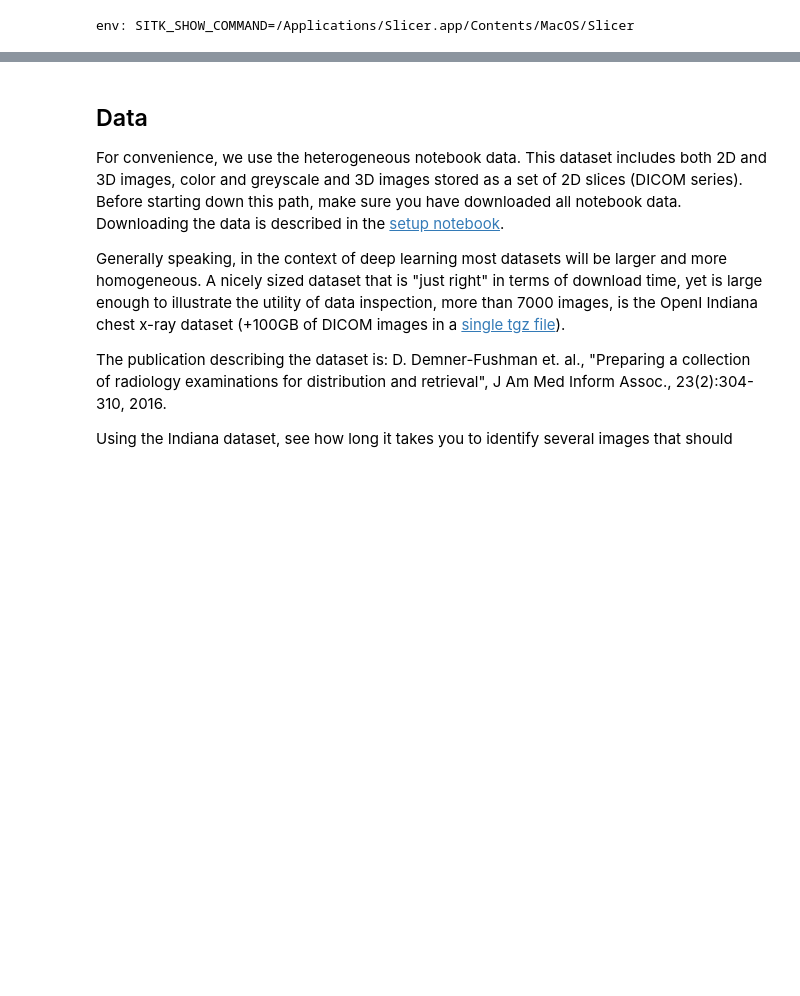
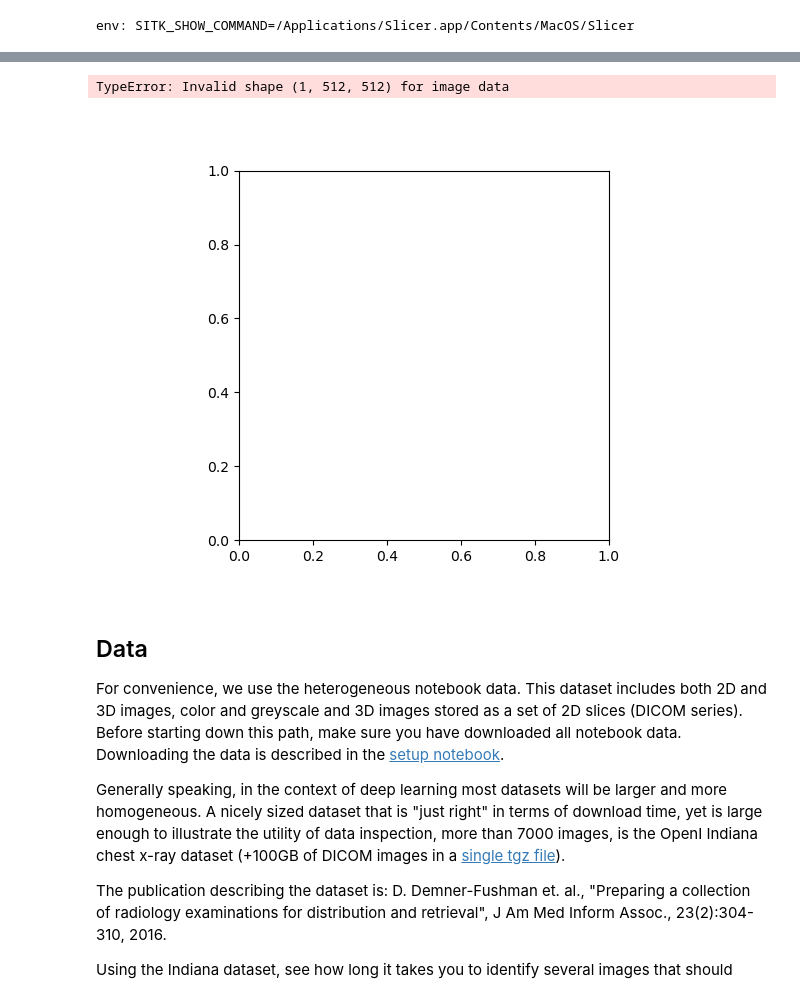
Before and after one commit to seanreed1111/SimpleITK-Notebooks, a Jupyter notebook: Python/71_Trust_But_Verify.ipynb, the cells around one changed output, grey strips where cells are left out. Drawn from its saved outputs; the diff is of its cells as text; code cells hidden in the pictures; blank space fills up the shorter version.

Commit message:
adds sitk.ReadImage and reading of dicom metadata to code

```diff
--- a/Python/71_Trust_But_Verify.ipynb
+++ b/Python/71_Trust_But_Verify.ipynb
@@ -84,0 +130,2 @@ data_root_dir = "../Data"
+# %%
+img = sitk.ReadImage("../Data/CIRS057A_MR_CT_DICOM/230.dcm")
@@ -85,3 +157,9 @@ data_root_dir = "../Data"
+# %%
+plt.imshow(sitk.GetArrayViewFromImage(img)) #error
+plt.axis("off");
+# %% [output]
+TypeError: Invalid shape (1, 512, 512) for image data
+[figure, added]
 # %% [markdown]
 ## Data
 
```
Also changed, not shown: parts of 13 cells of this notebook, 9 other files.
